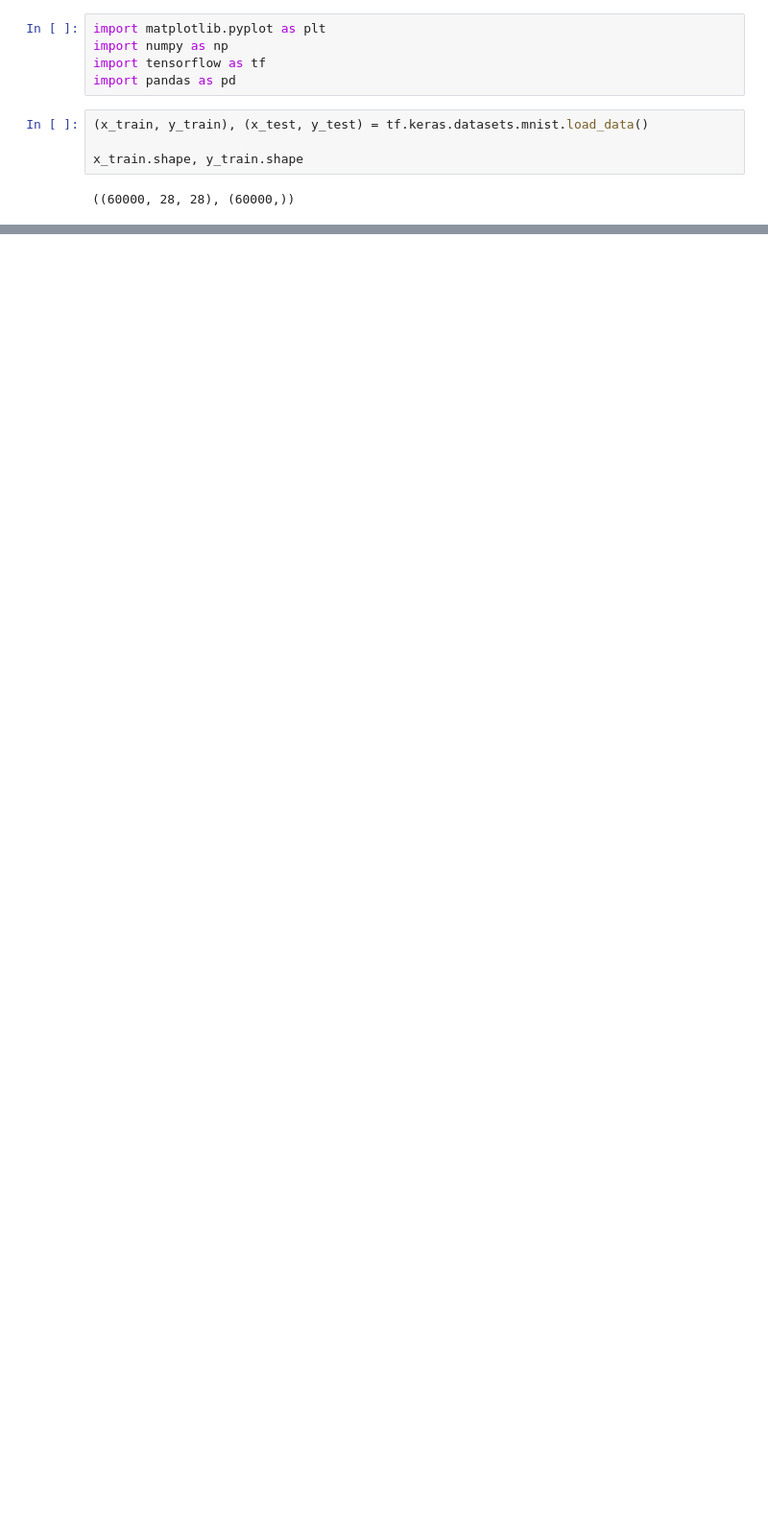
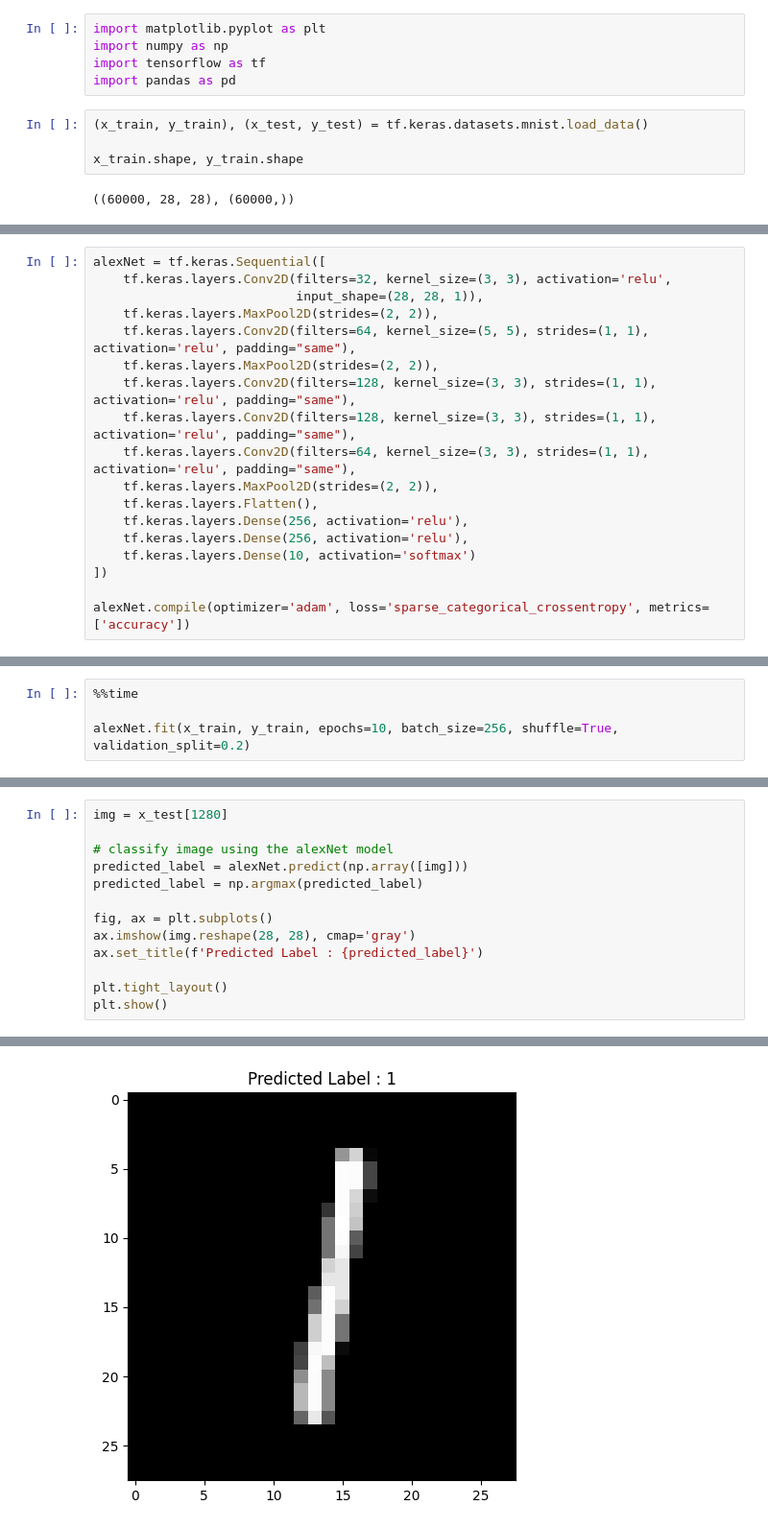
Before and after one commit to RndmCodeGuy20/DLLab, a Jupyter notebook: Practical 7/src/MNIST Digit Recognition.ipynb, the cells around one changed output, grey strips where cells are left out. Shown at 96% size. Cells and saved outputs as stored; diff of their text form; blank space fills up the shorter version.

```diff
--- a/Practical 7/src/MNIST Digit Recognition.ipynb
+++ b/Practical 7/src/MNIST Digit Recognition.ipynb
@@ -64,0 +118,18 @@ ValueError: One of the dimensions in the output is <= 0 due to downsampling in c
+# %%
+alexNet = tf.keras.Sequential([
+    tf.keras.layers.Conv2D(filters=32, kernel_size=(3, 3), activation='relu',
+                           input_shape=(28, 28, 1)),
+    tf.keras.layers.MaxPool2D(strides=(2, 2)),
+    tf.keras.layers.Conv2D(filters=64, kernel_size=(5, 5), strides=(1, 1), activation='relu', padding="same"),
+    tf.keras.layers.MaxPool2D(strides=(2, 2)),
+    tf.keras.layers.Conv2D(filters=128, kernel_size=(3, 3), strides=(1, 1), activation='relu', padding="same"),
+    tf.keras.layers.Conv2D(filters=128, kernel_size=(3, 3), strides=(1, 1), activation='relu', padding="same"),
+    tf.keras.layers.Conv2D(filters=64, kernel_size=(3, 3), strides=(1, 1), activation='relu', padding="same"),
+    tf.keras.layers.MaxPool2D(strides=(2, 2)),
+    tf.keras.layers.Flatten(),
+    tf.keras.layers.Dense(256, activation='relu'),
+    tf.keras.layers.Dense(256, activation='relu'),
+    tf.keras.layers.Dense(10, activation='softmax')
+])
+
+alexNet.compile(optimizer='adam', loss='sparse_categorical_crossentropy', metrics=['accuracy'])
@@ -64,0 +156,4 @@ ValueError: One of the dimensions in the output is <= 0 due to downsampling in c
+# %%
+%%time
+
+alexNet.fit(x_train, y_train, epochs=10, batch_size=256, shuffle=True, validation_split=0.2)
@@ -64,0 +184,14 @@ ValueError: One of the dimensions in the output is <= 0 due to downsampling in c
+# %%
+img = x_test[1280]
+
+# classify image using the alexNet model
+predicted_label = alexNet.predict(np.array([img]))
+predicted_label = np.argmax(predicted_label)
+
+fig, ax = plt.subplots()
+ax.imshow(img.reshape(28, 28), cmap='gray')
+ax.set_title(f'Predicted Label : {predicted_label}')
+
+plt.tight_layout()
+plt.show()
+# %% [output]
@@ -64,0 +199 @@ ValueError: One of the dimensions in the output is <= 0 due to downsampling in c
+[figure, added]
```
Also changed, not shown: parts of 22 cells of this notebook, 3 other files.
